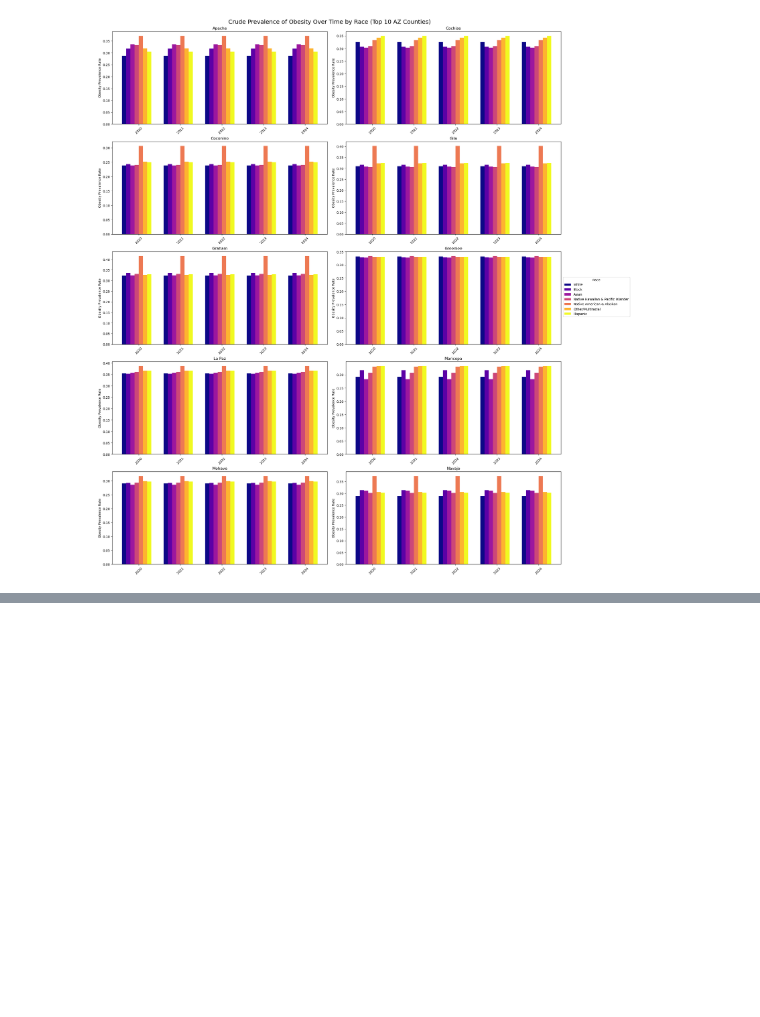
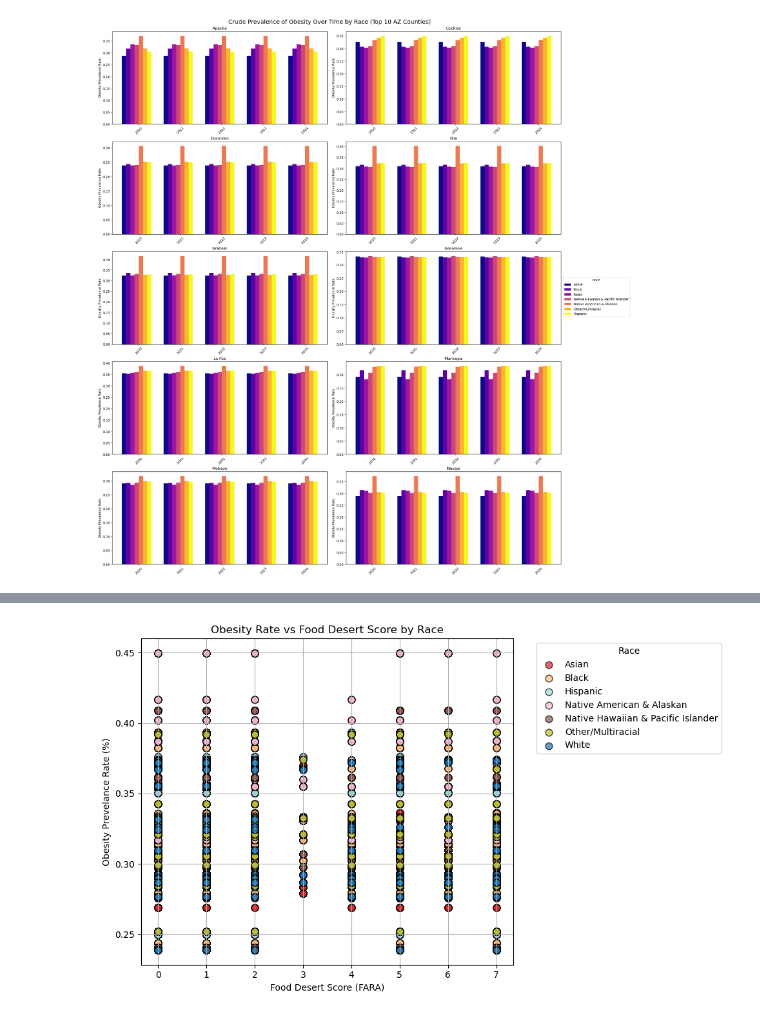
Before and after one commit to INFO-698-InfoSci-Capstone/geo-health-ai, a Jupyter notebook: Working_Files/cjcodeforviz_rh.ipynb, the cells around one changed output, grey strips where cells are left out. Saved outputs shown, nothing was run; the diff lists cells and outputs as text; code cells hidden in the pictures; blank space fills up the shorter version.

Commit message:
added 2 plots with food desert scores/races/diseases

```diff
--- a/Working_Files/cjcodeforviz_rh.ipynb
+++ b/Working_Files/cjcodeforviz_rh.ipynb
@@ -523,3 +523,17 @@ plt.suptitle('Crude Prevalence of Obesity Over Time by Race (Top 10 AZ Counties)
 plt.show()
 # %% [output]
 [figure]
+# %%
+# Work with Cole's df and the food desert score from FARA
+# Make sure both are strings
+FARA["CountyName"] = FARA["CountyName"].astype(str).str.strip()
+Unioned_Data_By_Race.loc["CountyName"] = Unioned_Data_By_Race["CountyName"].astype(str).str.strip()
+
+# Merge
+merged_df = Unioned_Data_By_Race.merge(
+    FARA[["CountyName", "food_desert_score"]],
+    on="CountyName",
+    how="left"
+)
+
+merged_df.head()
@@ -525,0 +551,49 @@ plt.show()
+# %%
+# Sort outcomes with races -- Obesity
+outcome_columns = {
+    '%WhiteObesity': 'White',
+    '%BlackObesity': 'Black',
+    '%AsianObesity': 'Asian',
+    '%NHOPIObesity': 'Native Hawaiian & Pacific Islander',
+    '%AIANObesity': 'Native American & Alaskan',
+    '%OMultirObesity': 'Other/Multiracial',
+    '%HispanicObesity': 'Hispanic'
+}
+
+# Use long format
+long_df = merged_df.melt(
+    id_vars=["food_desert_score", "CountyName", "year"],
+    value_vars=list(outcome_columns.keys()),
+    var_name="ObesityColumn",
+    value_name="ObesityRate"
+)
+
+# Add race labels
+long_df["Race"] = long_df["ObesityColumn"].map(outcome_columns)
+
+# Plot
+plt.figure(figsize=(10, 6))
+cmap = cm.get_cmap("tab20", len(outcome_columns))
+colors = [cmap(i) for i in range(len(outcome_columns))]
+race_to_color = dict(zip(outcome_columns.values(), colors))
+
+for race, group in long_df.groupby("Race"):
+    plt.scatter(
+        group["food_desert_score"],
+        group["ObesityRate"],
+        label=race,
+        color=race_to_color[race],
+        alpha=0.7,
+        edgecolor="k",
+        s=60
+    )
+
+plt.xlabel("Food Desert Score (FARA)")
+plt.ylabel("Obesity Prevelance Rate (%)")
+plt.title("Obesity Rate vs Food Desert Score by Race")
+plt.legend(title="Race", bbox_to_anchor=(1.05, 1), loc="upper left")
+plt.grid(True)
+plt.tight_layout()
+plt.show()
+# %% [output]
+[figure, added]
```
Also changed, not shown: parts of 2 cells of this notebook.
